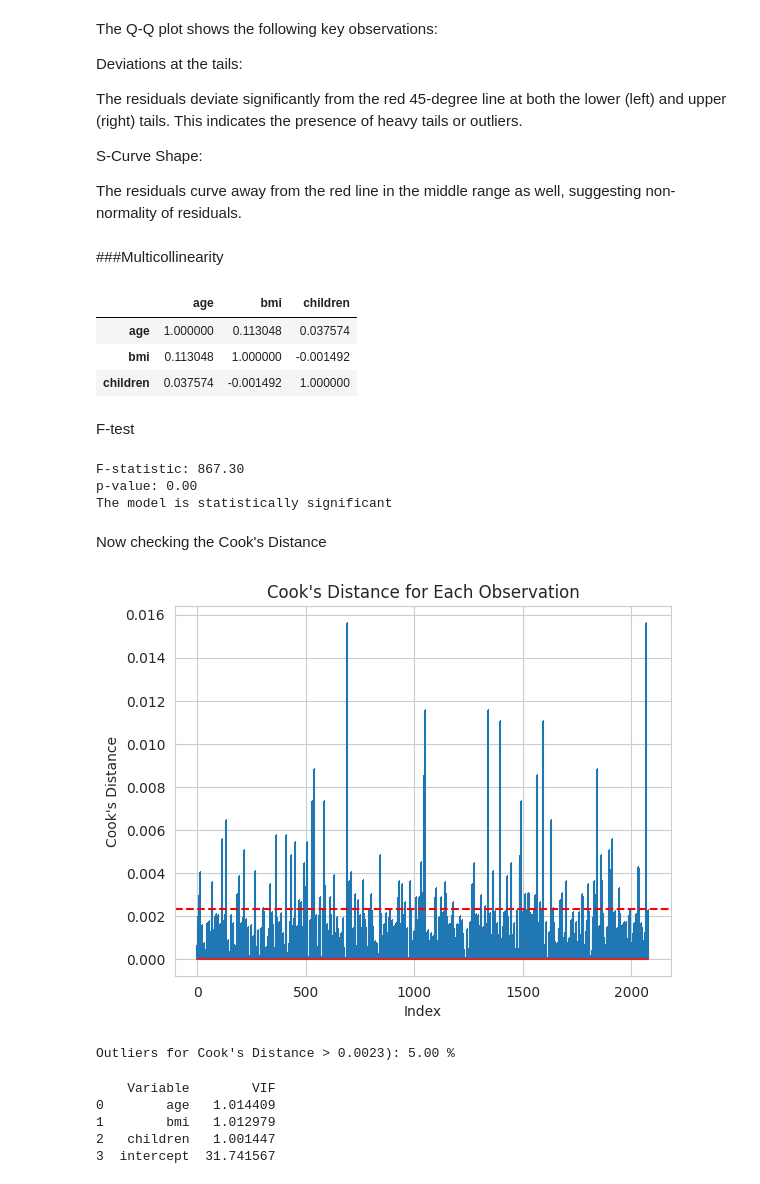
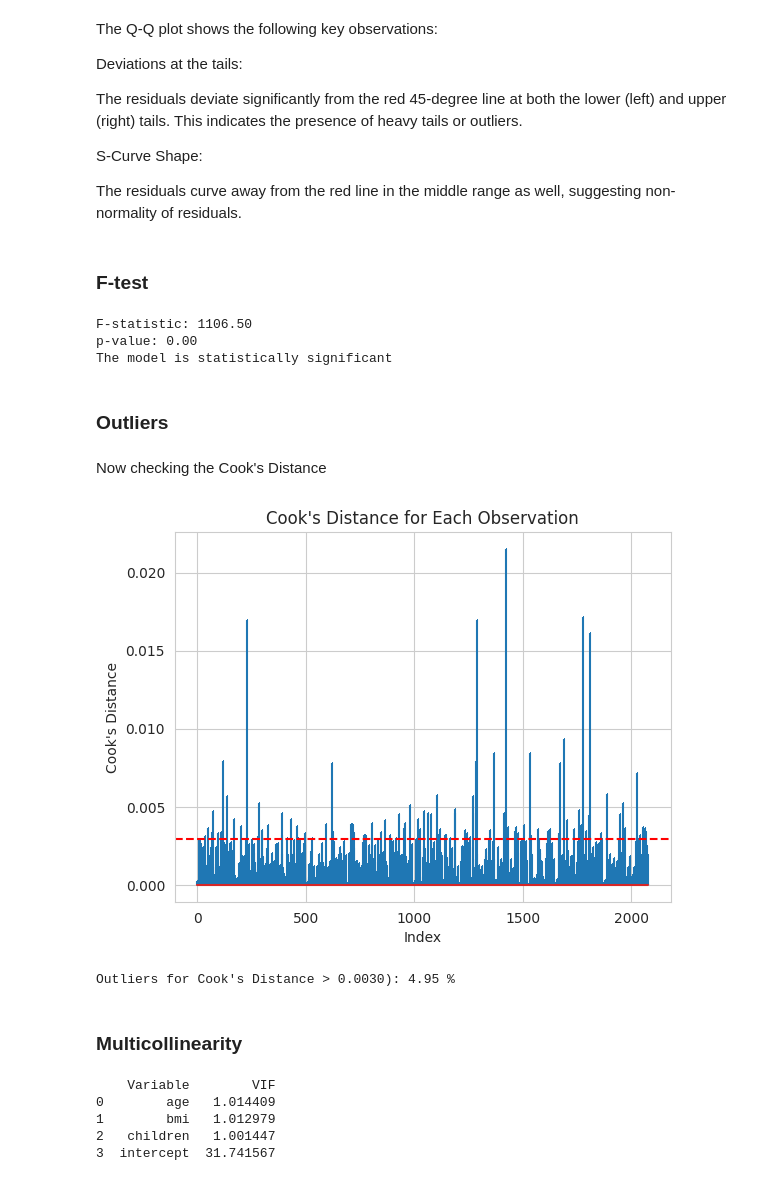
Before and after one commit to Falconwatch/nes_bs_proj, a Jupyter notebook: Business_stats_project_insurance.ipynb, the cells around one changed output. Saved outputs shown, nothing was run; the diff lists cells and outputs as text; code cells hidden in the pictures.

```diff
--- a/Business_stats_project_insurance.ipynb
+++ b/Business_stats_project_insurance.ipynb
@@ -259,0 +350,6 @@ C(region)[T.southwest] -1311.6783    661.496     -1.983      0.047   -2608.754
+# %%
+data["south_north"] = "north"
+data.loc[data["region"].isin(["southwest", "southeast"]),"south_north"] = "south"
+
+data["east_west"] = "west"
+data.loc[data["region"].isin(["northeast", "southeast"]),"east_west"] = "east"
@@ -259,0 +509,4 @@ C(region)[T.southwest] -1311.6783    661.496     -1.983      0.047   -2608.754
+# %%
+train, test = train_test_split(data)
+final_model = smf.ols(formula="charges~age+log_bmi+children+C(smoker)*C(south_north)", data=train).fit()
+print(final_model.summary())
@@ -359,50 +578,45 @@ The residuals deviate significantly from the red 45-degree line at both the lowe
 S-Curve Shape:
 
 The residuals curve away from the red line in the middle range as well, suggesting non-normality of residuals.
+# %% [markdown]
+### F-test
+# %%
+f_statistic = final_model.fvalue
+f_pvalue = final_model.f_pvalue
+
+print(f"F-statistic: {f_statistic:.2f}")
+print(f"p-value: {f_pvalue:.2f}")
+
+if f_pvalue < 0.05:
+    print("The model is statistically significant")
+else:
+    print("The model is not statistically significant")
+# %% [output]
+F-statistic: 1106.50
+p-value: 0.00
+The model is statistically significant
 # %% [markdown]
-###Multicollinearity
+### Outliers
-# %%
-data[numerical_feats].corr()
-# %% [output]
-|  | age | bmi | children |
-| age | 1.000000 | 0.113048 | 0.037574 |
-| bmi | 0.113048 | 1.000000 | -0.001492 |
-| children | 0.037574 | -0.001492 | 1.000000 |
-# %% [markdown]
-F-test
-# %%
-f_statistic = model_2.fvalue
-f_pvalue = model_2.f_pvalue
-
-print(f"F-statistic: {f_statistic:.2f}")
-print(f"p-value: {f_pvalue:.2f}")
-
-if f_pvalue < 0.05:
-    print("The model is statistically significant")
-else:
-    print("The model is not statistically significant")
-# %% [output]
-F-statistic: 867.30
-p-value: 0.00
-The model is statistically significant
 # %% [markdown]
 Now checking the Cook's Distance
 # %%
-influence = model.get_influence()
+influence = final_model.get_influence()
 cooks_d = influence.cooks_distance[0]
 
 threshold = np.percentile(cooks_d, 95)
 
 plt.stem(np.arange(len(cooks_d)), cooks_d, markerfmt=",")
 plt.title("Cook's Distance for Each Observation")
 plt.xlabel("Index")
 plt.ylabel("Cook's Distance")
 plt.axhline(y=threshold, color='r', linestyle='--')
 plt.show()
 
 outliers = np.where(cooks_d > threshold)[0]
 print(f"Outliers for Cook's Distance > {threshold:.4f}): {len(outliers) * 100 / len(cooks_d):.2f} %")
 # %% [output]
-[figure, old version]
+[figure, new version]
-Outliers for Cook's Distance > 0.0023): 5.00 %
+Outliers for Cook's Distance > 0.0030): 4.95 %
+# %% [markdown]
+### Multicollinearity
 # %%
```
Also changed, not shown: parts of 57 cells of this notebook.
